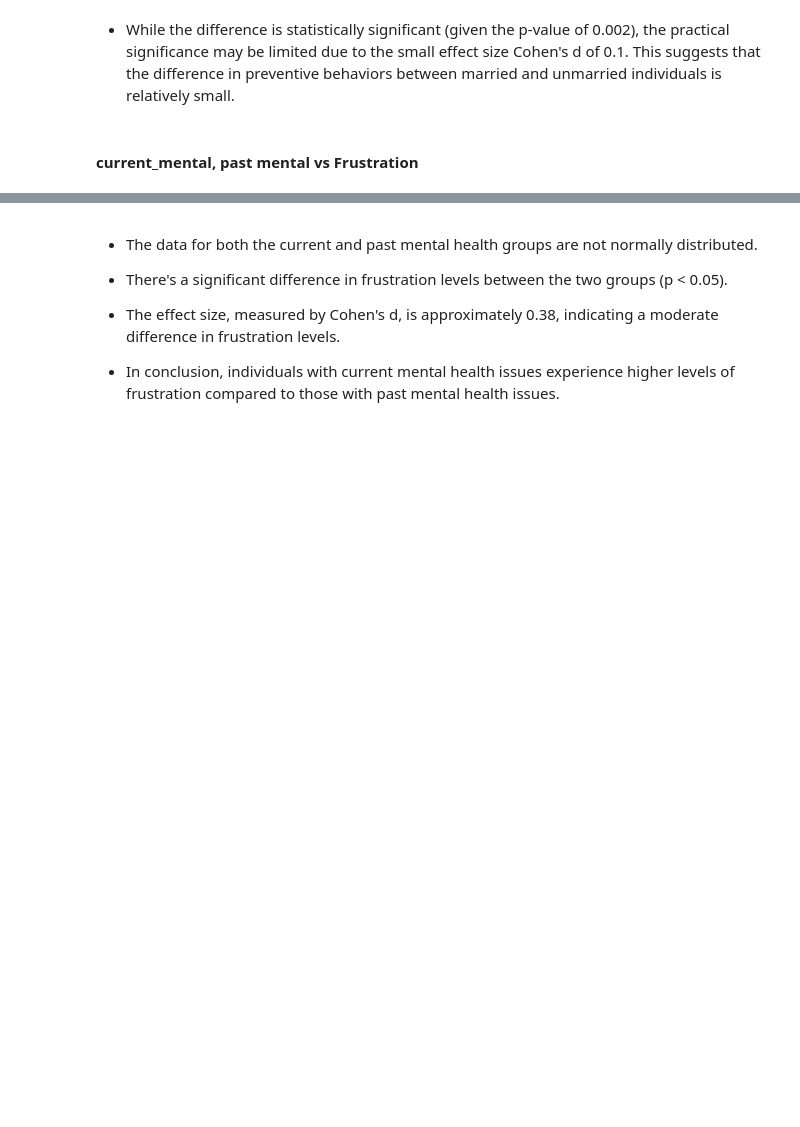
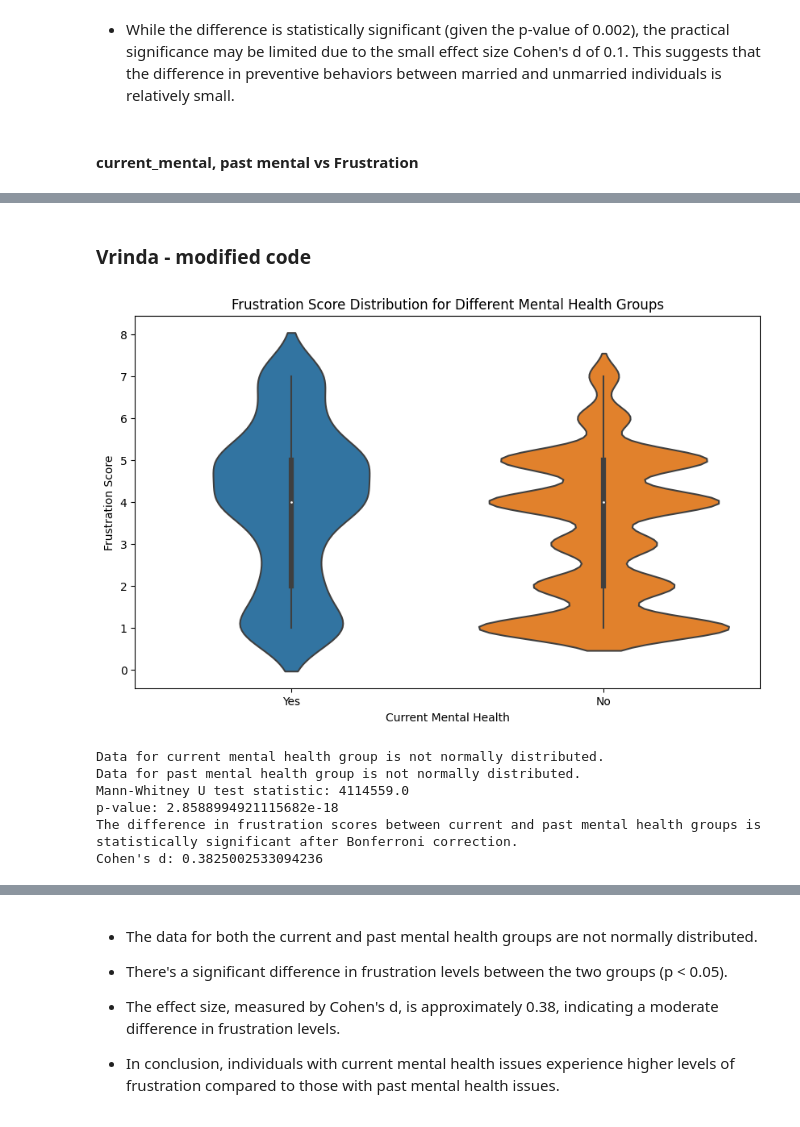
Before and after one commit to Shambhaviiiit/covid-psychological-impact-analysis, a Jupyter notebook: BRSM-Project_yatharth.ipynb, the cells around one changed output, grey strips where cells are left out. Cells and saved outputs as stored; diff of their text form; code cells hidden in the pictures; blank space fills up the shorter version.

```diff
--- a/BRSM-Project_yatharth.ipynb
+++ b/BRSM-Project_yatharth.ipynb
@@ -855,0 +1114,67 @@ Cohen's d: 0.382500253309442
+# %% [markdown]
+### Vrinda - modified code
+# %%
+import pandas as pd
+import seaborn as sb
+import matplotlib.pyplot as plt
+import scipy.stats as stats
+import numpy as np
+
+# Define current and past mental health groups
+current_mental = df_dataset[df_dataset['Current_Mental'] == 1]['Frustration']
+past_mental = df_dataset[df_dataset['Current_Mental'] == 2]['Frustration']
+
+# Plot violin plot
+plt.figure(figsize=(10, 6))
+sb.violinplot(x='Current_Mental', y='Frustration', data=df_dataset)
+plt.title('Frustration Score Distribution for Different Mental Health Groups')
+plt.xticks(ticks=[0, 1], labels=['Yes', 'No'])
+plt.xlabel('Current Mental Health')
+plt.ylabel('Frustration Score')
+plt.show()
+
+# Check for normality
+k2, p_current = stats.kstest(current_mental, 'norm')
+if p_current < 0.05:
+    print("Data for current mental health group is not normally distributed.")
+else:
+    print("Data for current mental health group is normally distributed.")
+
+k2, p_past = stats.kstest(past_mental, 'norm')
+if p_past < 0.05:
+    print("Data for past mental health group is not normally distributed.")
+else:
+    print("Data for past mental health group is normally distributed.")
+
+# Mann-Whitney U test
+result_mwu = stats.mannwhitneyu(current_mental, past_mental)
+
+print("Mann-Whitney U test statistic:", result_mwu.statistic)
+print("p-value:", result_mwu.pvalue)
+
+# Bonferroni correction for multiple comparisons
+alpha = 0.05
+adjusted_alpha = alpha / 2  # Bonferroni correction for two comparisons
+
+if result_mwu.pvalue < adjusted_alpha:
+    print("The difference in frustration scores between current and past mental health groups is statistically significant after Bonferroni correction.")
+else:
+    print("There is no statistically significant difference in frustration scores between current and past mental health groups after Bonferroni correction.")
+
+# Calculate Cohen's d
+def cohen_d(x, y):
+    nx = len(x)
+    ny = len(y)
+    dof = nx + ny - 2
+    return (np.mean(x) - np.mean(y)) / np.sqrt(((nx-1)*np.var(x, ddof=1) + (ny-1)*np.var(y, ddof=1)) / dof)
+
+cohen_d_value = cohen_d(current_mental, past_mental)
+print("Cohen's d:", cohen_d_value)
+# %% [output]
+[figure, added]
+Data for current mental health group is not normally distributed.
+Data for past mental health group is not normally distributed.
+Mann-Whitney U test statistic: 4114559.0
+p-value: 2.8588994921115682e-18
+The difference in frustration scores between current and past mental health groups is statistically significant after Bonferroni correction.
+Cohen's d: 0.3825002533094236
```
Also changed, not shown: parts of 38 cells of this notebook, 1 other file.
